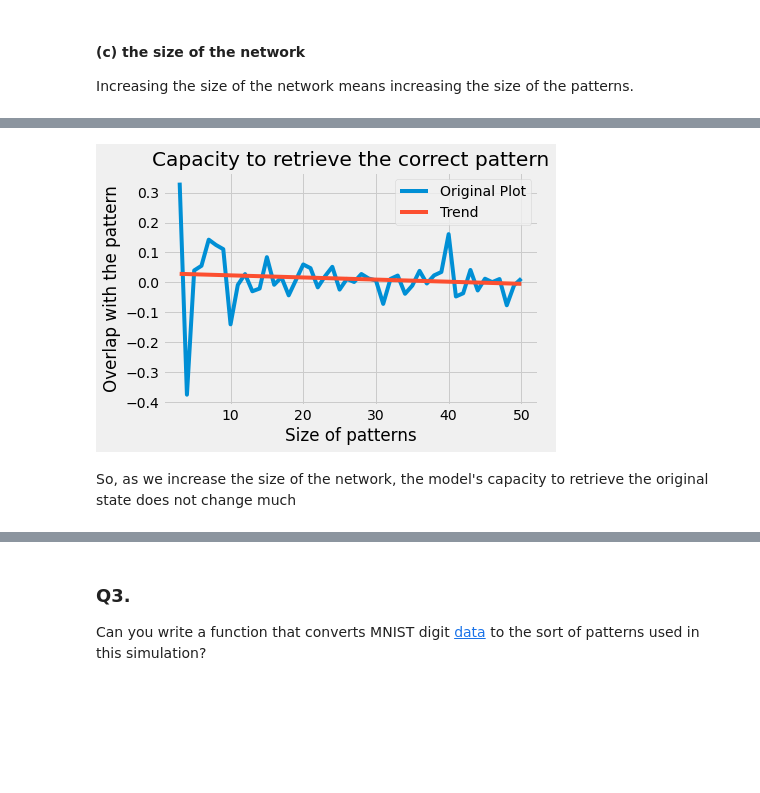
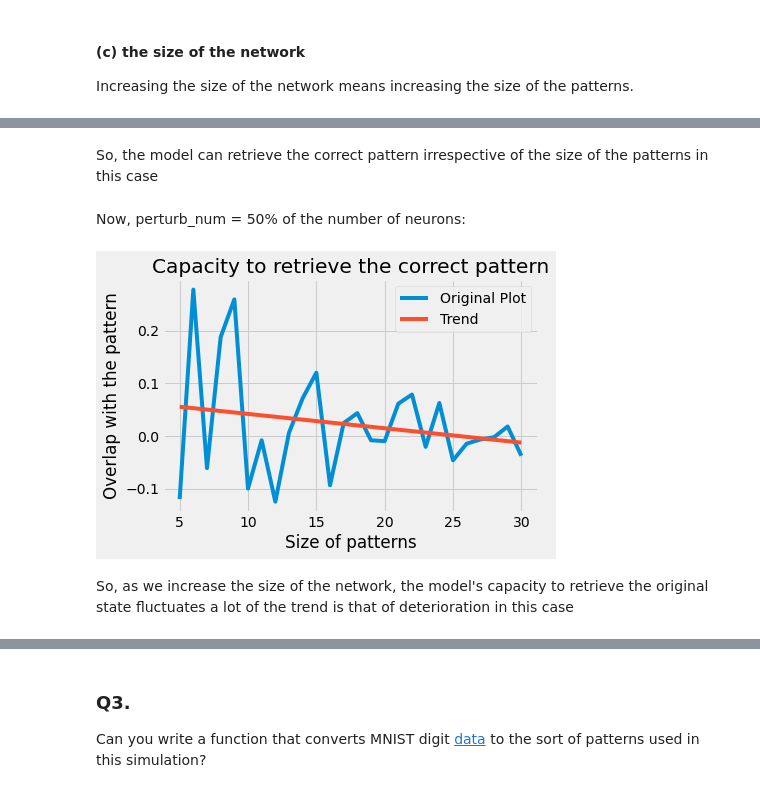
Before and after one commit to yashbg/cs786-comp-cog-sci, a Jupyter notebook: Assignment 1/190997.ipynb, the cells around one changed output, grey strips where cells are left out. Drawn from its saved outputs; the diff is of its cells as text; code cells hidden in the pictures; blank space fills up the shorter version.

```diff
--- a/Assignment 1/190997.ipynb
+++ b/Assignment 1/190997.ipynb
@@ -277,0 +267,23 @@ Let's vary the size of patterns from 3 to 10
+# %%
+overlaps = []
+
+pattern_sizes = range(5, 31)
+for i in pattern_sizes:
+  perturb_num = int(0.3 * (i ** 2))
+  plist, cue, state_list = create_network(pattern_size=i, pattern_num=5, perturb_num=perturb_num, evolution_num = 3)
+  overlap = pattern_tools.compute_overlap(state_list[-1], plist[0])
+  overlaps.append(overlap)
+
+plt.title("Capacity to retrieve the correct pattern")
+plt.xlabel('Size of patterns')
+plt.ylabel('Overlap with the pattern')
+plt.plot(pattern_sizes, overlaps, label = 'Original Plot')
+
+m, b = np.polyfit(pattern_sizes, overlaps, 1)
+trend = []
+for pattern_size in pattern_sizes:
+  trend.append(m * pattern_size + b)
+plt.plot(pattern_sizes, trend, label = 'Trend')
+plt.legend()
+
+plt.show()
@@ -278,27 +292,31 @@ Let's vary the size of patterns from 3 to 10
+# %% [markdown]
+So, the model can retrieve the correct pattern irrespective of the size of the patterns in this case
+# %% [markdown]
+Now, perturb_num = 50% of the number of neurons:
 # %%
 overlaps = []
 
-pattern_sizes = range(3, 51)
+pattern_sizes = range(5, 31)
 for i in pattern_sizes:
   perturb_num = int(0.5 * (i ** 2))
   plist, cue, state_list = create_network(pattern_size=i, pattern_num=5, perturb_num=perturb_num, evolution_num = 3)
   overlap = pattern_tools.compute_overlap(state_list[-1], plist[0])
   overlaps.append(overlap)
 
 plt.title("Capacity to retrieve the correct pattern")
 plt.xlabel('Size of patterns')
 plt.ylabel('Overlap with the pattern')
 plt.plot(pattern_sizes, overlaps, label = 'Original Plot')
 
 m, b = np.polyfit(pattern_sizes, overlaps, 1)
 trend = []
 for pattern_size in pattern_sizes:
   trend.append(m * pattern_size + b)
 plt.plot(pattern_sizes, trend, label = 'Trend')
 plt.legend()
 
 plt.show()
 # %% [output]
-[figure, old version]
+[figure, new version]
 # %% [markdown]
-So, as we increase the size of the network, the model's capacity to retrieve the original state does not change much
+So, as we increase the size of the network, the model's capacity to retrieve the original state fluctuates a lot of the trend is that of deterioration in this case
```
Also changed, not shown: parts of 21 cells of this notebook.
